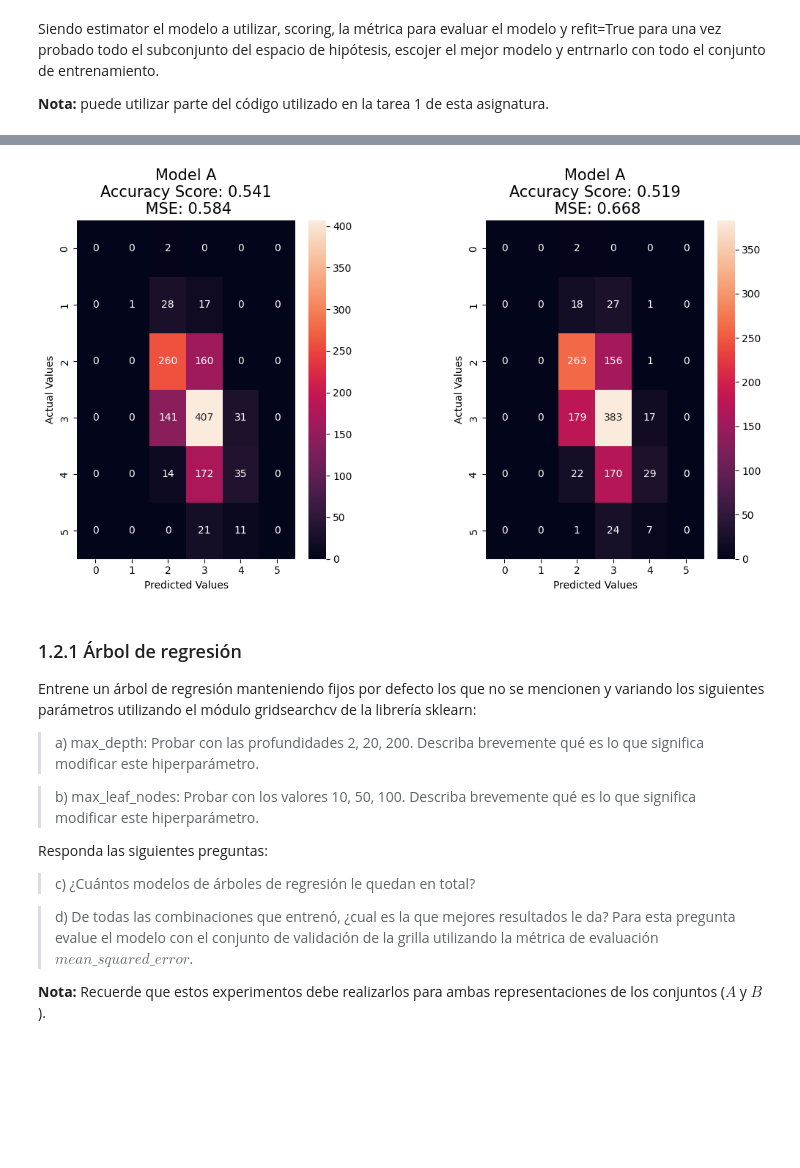
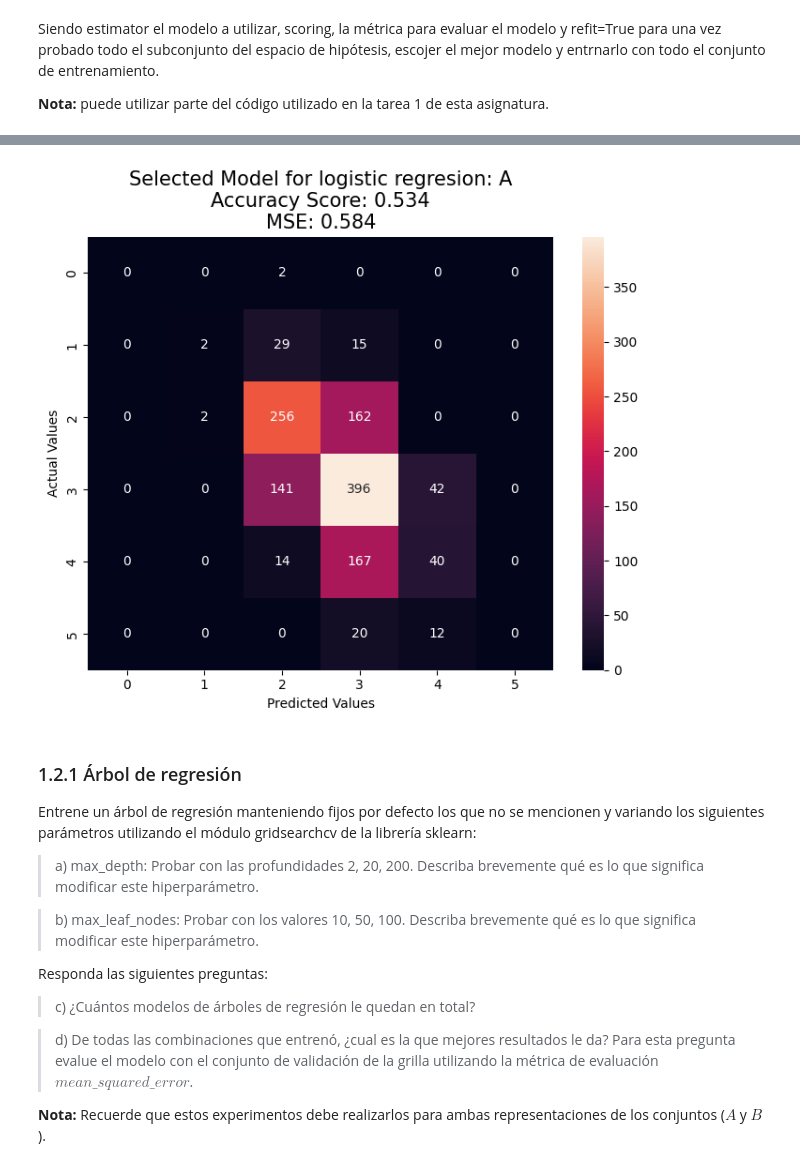
Before and after one commit to Nicolas-brj/Tarea2_INF398, a Jupyter notebook: Enunciado_Tarea_2.ipynb, the cells around one changed output, grey strips where cells are left out. Drawn from its saved outputs; the diff is of its cells as text; code cells hidden in the pictures; blank space fills up the shorter version.

```diff
--- a/Enunciado_Tarea_2.ipynb
+++ b/Enunciado_Tarea_2.ipynb
@@ -415,38 +528,22 @@ y_pred_B = regresion_B.predict(B_X_test)
-# %%
-# Calculate the confusion matrix and accuracy score for Model A
-predictions_A = y_pred_A
-score_A = round(accuracy_score(A_y_test, predictions_A), 3)
-score_A_mse = round(mean_squared_error(A_y_test, predictions_A), 3)
-cm_A = confusion_matrix(A_y_test, predictions_A)
-
-# Calculate the confusion matrix and accuracy score for Model B
-predictions_B = y_pred_B
-score_B = round(accuracy_score(B_y_test, predictions_B), 3)
-score_B_mse = round(mean_squared_error(B_y_test, predictions_B), 3)
-cm_B = confusion_matrix(B_y_test, predictions_B)
-
-# Create a figure with two subplots
-fig, axes = plt.subplots(1, 2, figsize=(12, 6))
-
-# Plot confusion matrix for Model A
-sns.heatmap(cm_A, annot=True, fmt=".0f", ax=axes[0])
-axes[0].set_xlabel('Predicted Values')
-axes[0].set_ylabel('Actual Values')
-axes[0].set_title('Model A\nAccuracy Score: {0}'.format(score_A) +'\n MSE: {0}'.format(score_A_mse), size=15)
-
-# Plot confusion matrix for Model B
-sns.heatmap(cm_B, annot=True, fmt=".0f", ax=axes[1])
-axes[1].set_xlabel('Predicted Values')
-axes[1].set_ylabel('Actual Values')
-axes[1].set_title('Model B\nAccuracy Score: {0}'.format(score_B) +'\n MSE: {0}'.format(score_B_mse), size=15)
-
-# Adjust the spacing between subplots
-plt.subplots_adjust(wspace=0.5)
-
-# Show the plot
-plt.show()
-# %% [output]
-[figure, removed]
+# %%
+# Calculate the confusion matrix and accuracy score for selected model
+score_regresion = round(accuracy_score(y_test_regr, y_pred_regresion), 3)
+score_regresion_mse = round(mean_squared_error(y_test_regr, y_pred_regresion), 3)
+cm = confusion_matrix(y_test_regr, y_pred_regresion)
+
+# Create a figure with a single subplot
+fig, ax = plt.subplots(1, 1, figsize=(8, 6))
+
+# Plot confusion matrix for the selected model
+sns.heatmap(cm, annot=True, fmt=".0f", ax=ax)
+ax.set_xlabel('Predicted Values')
+ax.set_ylabel('Actual Values')
+ax.set_title('Selected Model for logistic regresion: ' + model_regr + '\nAccuracy Score: {0}'.format(score_regresion) +'\nMSE: {0}'.format(score_regresion_mse), size=15)
+
+# Show the plot
+plt.show()
+# %% [output]
+[figure, added]
 # %% [markdown]
 ### 1.2.1 Árbol de regresión
 
```
Also changed, not shown: parts of 42 cells of this notebook.
